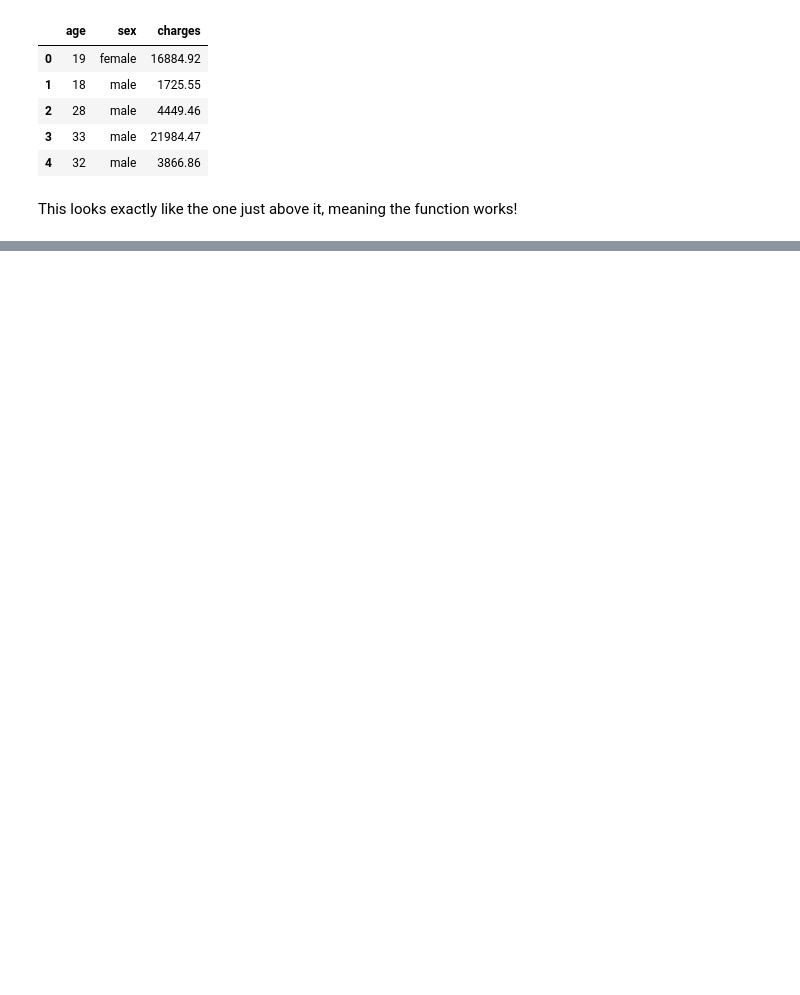
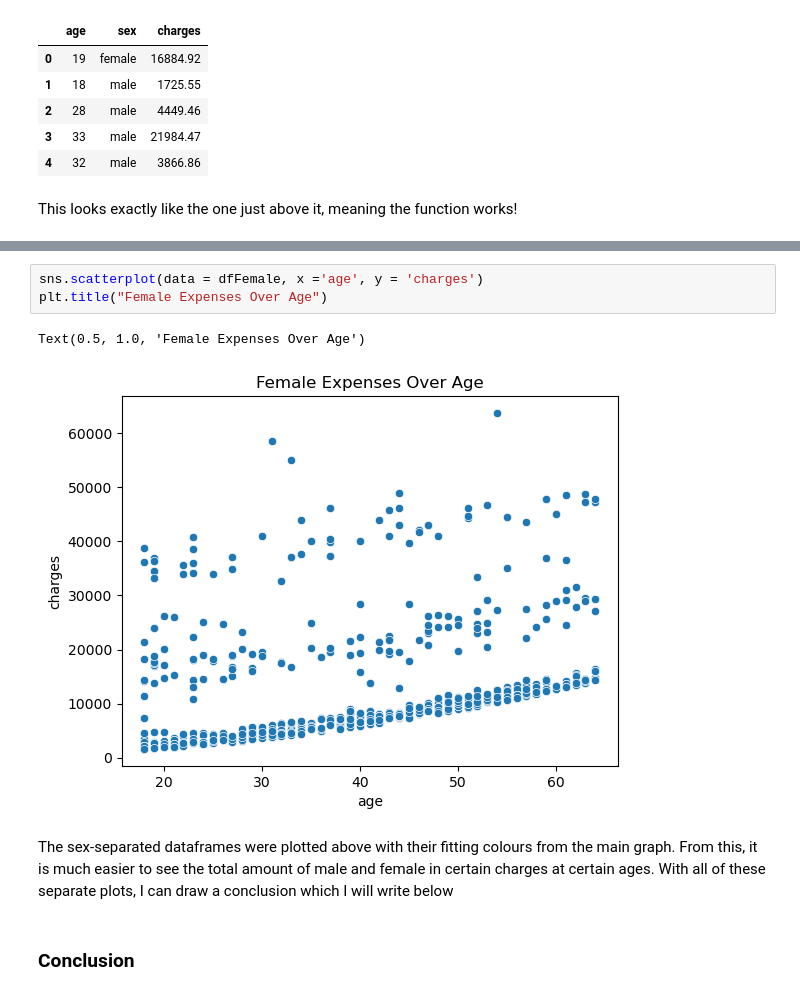
Before and after one commit to ubco-W2022T1-cosc301/project-group44, a Jupyter notebook: notebooks/analysis3.ipynb, the cells around one changed output, grey strips where cells are left out. Saved outputs shown, nothing was run; the diff lists cells and outputs as text; blank space fills up the shorter version.

```diff
--- a/notebooks/analysis3.ipynb
+++ b/notebooks/analysis3.ipynb
@@ -156,0 +199,10 @@ This looks exactly like the one just above it, meaning the function works!
+# %%
+sns.scatterplot(data = dfFemale, x ='age', y = 'charges')
+plt.title("Female Expenses Over Age")
+# %% [output]
+Text(0.5, 1.0, 'Female Expenses Over Age')
+[figure, added]
+# %% [markdown]
+The sex-separated dataframes were plotted above with their fitting colours from the main graph. From this, it is much easier to see the total amount of male and female in certain charges at certain ages. With all of these separate plots, I can draw a conclusion which I will write below
+# %% [markdown]
+### Conclusion
```
Also changed, not shown: parts of 10 cells of this notebook.
